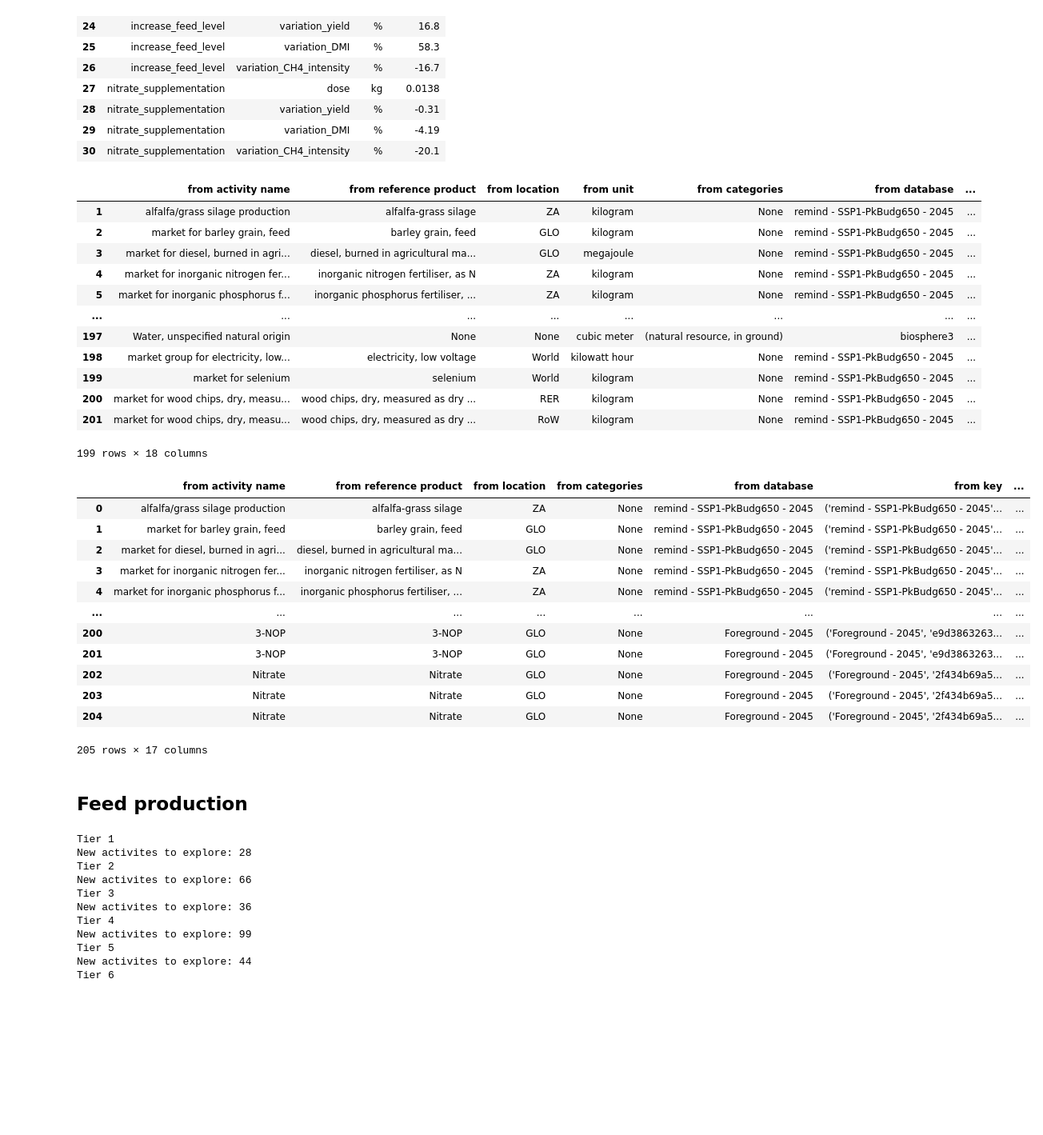
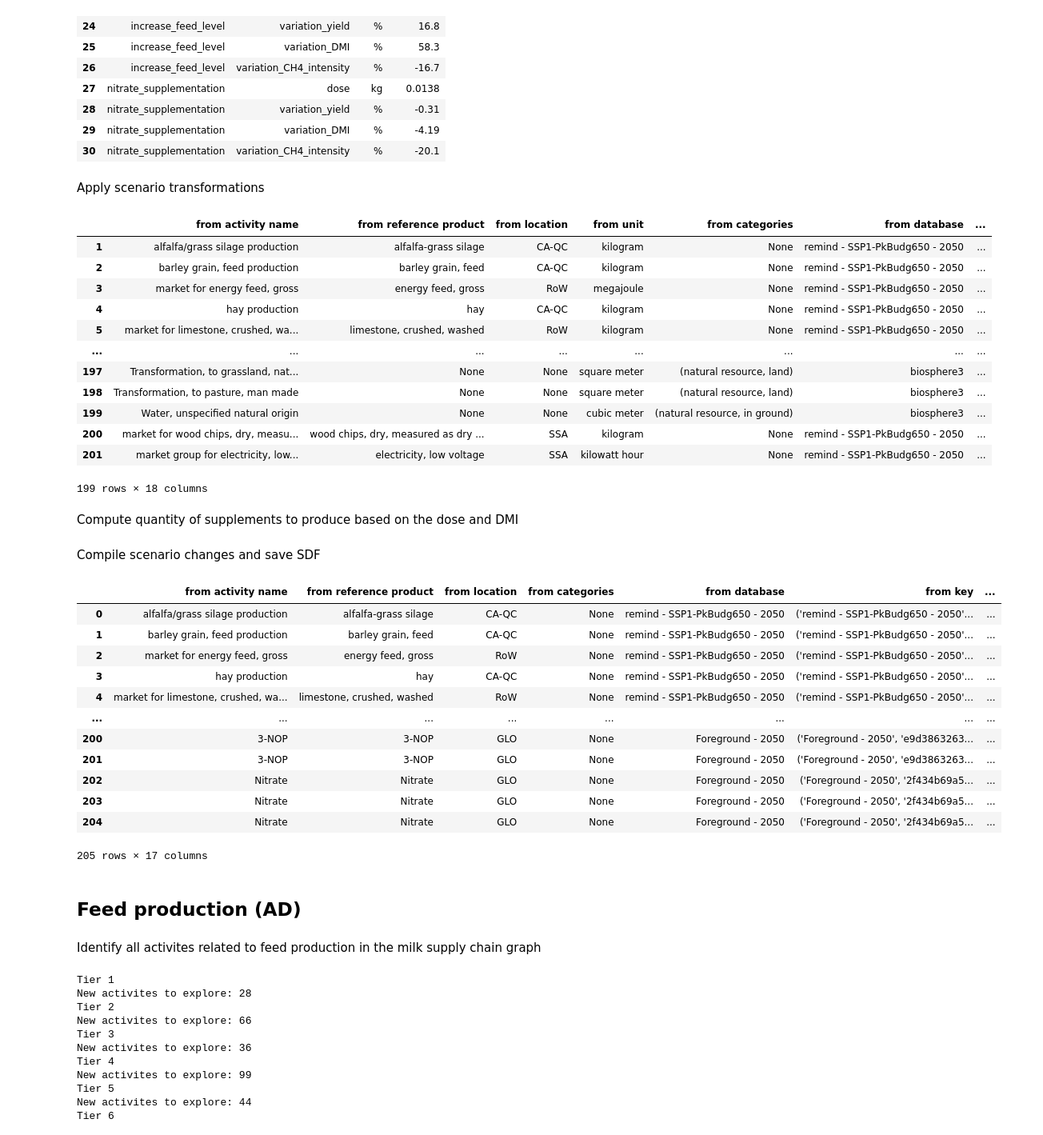
Before and after one commit to clemaranda0/MasterThesis, a Jupyter notebook: main_generate_sdf.ipynb, the cells around one changed output. Shown at 80% size. Saved outputs shown, nothing was run; the diff lists cells and outputs as text; code cells hidden in the pictures; blank space fills up the shorter version.

```diff
--- a/main_generate_sdf.ipynb
+++ b/main_generate_sdf.ipynb
@@ -47,5 +53,5 @@ cow_feeding_parameters = pd.read_csv("../Data/Scenario modeling/cow_feeding.csv"
 # %%
-reference_year = "2045"
+reference_year = "2050"
 reference_database = ei_background[reference_year]
 ei_mitigation = bw.Database(f"Foreground - {reference_year}")
 # %% [markdown]
@@ -87,6 +97,8 @@ scenarios_methane_mitigation
 | 28 | nitrate_supplementation | variation_yield | % | -0.31 |
 | 29 | nitrate_supplementation | variation_DMI | % | -4.19 |
 | 30 | nitrate_supplementation | variation_CH4_intensity | % | -20.1 |
+# %% [markdown]
+Apply scenario transformations
 # %%
 sdf_milk_methane_mitigation = sdf_milk_baseline.copy()
 
@@ -128,18 +140,20 @@ for scenario in scenarios_methane_mitigation["scenario"].drop_duplicates():
 sdf_milk_methane_mitigation
 # %% [output]
 |  | from activity name | from reference product | from location | from unit | from categories | from database | ... |
-| 1 | alfalfa/grass silage production | alfalfa-grass silage | ZA | kilogram | None | remind - SSP1-PkBudg650 - 2045 | ... |
-| 2 | market for barley grain, feed | barley grain, feed | GLO | kilogram | None | remind - SSP1-PkBudg650 - 2045 | ... |
-| 3 | market for diesel, burned in agri... | diesel, burned in agricultural ma... | GLO | megajoule | None | remind - SSP1-PkBudg650 - 2045 | ... |
-| 4 | market for inorganic nitrogen fer... | inorganic nitrogen fertiliser, as N | ZA | kilogram | None | remind - SSP1-PkBudg650 - 2045 | ... |
-| 5 | market for inorganic phosphorus f... | inorganic phosphorus fertiliser, ... | ZA | kilogram | None | remind - SSP1-PkBudg650 - 2045 | ... |
+| 1 | alfalfa/grass silage production | alfalfa-grass silage | CA-QC | kilogram | None | remind - SSP1-PkBudg650 - 2050 | ... |
+| 2 | barley grain, feed production | barley grain, feed | CA-QC | kilogram | None | remind - SSP1-PkBudg650 - 2050 | ... |
+| 3 | market for energy feed, gross | energy feed, gross | RoW | megajoule | None | remind - SSP1-PkBudg650 - 2050 | ... |
+| 4 | hay production | hay | CA-QC | kilogram | None | remind - SSP1-PkBudg650 - 2050 | ... |
+| 5 | market for limestone, crushed, wa... | limestone, crushed, washed | RoW | kilogram | None | remind - SSP1-PkBudg650 - 2050 | ... |
 | ... | ... | ... | ... | ... | ... | ... | ... |
-| 197 | Water, unspecified natural origin | None | None | cubic meter | (natural resource, in ground) | biosphere3 | ... |
-| 198 | market group for electricity, low... | electricity, low voltage | World | kilowatt hour | None | remind - SSP1-PkBudg650 - 2045 | ... |
-| 199 | market for selenium | selenium | World | kilogram | None | remind - SSP1-PkBudg650 - 2045 | ... |
-| 200 | market for wood chips, dry, measu... | wood chips, dry, measured as dry ... | RER | kilogram | None | remind - SSP1-PkBudg650 - 2045 | ... |
-| 201 | market for wood chips, dry, measu... | wood chips, dry, measured as dry ... | RoW | kilogram | None | remind - SSP1-PkBudg650 - 2045 | ... |
+| 197 | Transformation, to grassland, nat... | None | None | square meter | (natural resource, land) | biosphere3 | ... |
+| 198 | Transformation, to pasture, man made | None | None | square meter | (natural resource, land) | biosphere3 | ... |
+| 199 | Water, unspecified natural origin | None | None | cubic meter | (natural resource, in ground) | biosphere3 | ... |
+| 200 | market for wood chips, dry, measu... | wood chips, dry, measured as dry ... | SSA | kilogram | None | remind - SSP1-PkBudg650 - 2050 | ... |
+| 201 | market group for electricity, low... | electricity, low voltage | SSA | kilowatt hour | None | remind - SSP1-PkBudg650 - 2050 | ... |
 199 rows × 18 columns
+# %% [markdown]
+Compute quantity of supplements to produce based on the dose and DMI
 # %%
 cow_feeding_DM_conversion = cow_feeding_parameters[
     ["activity name", "conversion_to_kgDM"]
@@ -172,30 +186,29 @@ nitrate_sdf = generate_sdf_supplements(
     "nitrate_supplementation",
     dose_nitrate,
 )
+# %% [markdown]
+Compile scenario changes and save SDF
 # %%
 sdf_milk_enteric_fermentation = pd.concat(
     [sdf_milk_methane_mitigation, NOP_sdf, nitrate_sdf], ignore_index=True
 )
 sdf_milk_enteric_fermentation = sdf_milk_enteric_fermentation.drop("from unit", axis=1)
-scenario_cols = [
-    c for c in sdf_milk_enteric_fermentation.columns if c not in config.sdf_cols
-]
-sdf_milk_enteric_fermentation[scenario_cols] = sdf_milk_enteric_fermentation[
-    scenario_cols
-].fillna(0)
 
-sdf_milk_enteric_fermentation
+sdf_milk_enteric_fermentation.to_csv(
+    path_or_buf=f"../SDF/Foreground/{reference_year}/cheese_ruminant_methane_mitigation.csv",
+    index=False,
+)
 # %% [output]
 |  | from activity name | from reference product | from location | from categories | from database | from key | ... |
-| 0 | alfalfa/grass silage production | alfalfa-grass silage | ZA | None | remind - SSP1-PkBudg650 - 2045 | ('remind - SSP1-PkBudg650 - 2045'... | ... |
-| 1 | market for barley grain, feed | barley grain, feed | GLO | None | remind - SSP1-PkBudg650 - 2045 | ('remind - SSP1-PkBudg650 - 2045'... | ... |
-| 2 | market for diesel, burned in agri... | diesel, burned in agricultural ma... | GLO | None | remind - SSP1-PkBudg650 - 2045 | ('remind - SSP1-PkBudg650 - 2045'... | ... |
-| 3 | market for inorganic nitrogen fer... | inorganic nitrogen fertiliser, as N | ZA | None | remind - SSP1-PkBudg650 - 2045 | ('remind - SSP1-PkBudg650 - 2045'... | ... |
-| 4 | market for inorganic phosphorus f... | inorganic phosphorus fertiliser, ... | ZA | None | remind - SSP1-PkBudg650 - 2045 | ('remind - SSP1-PkBudg650 - 2045'... | ... |
+| 0 | alfalfa/grass silage production | alfalfa-grass silage | CA-QC | None | remind - SSP1-PkBudg650 - 2050 | ('remind - SSP1-PkBudg650 - 2050'... | ... |
+| 1 | barley grain, feed production | barley grain, feed | CA-QC | None | remind - SSP1-PkBudg650 - 2050 | ('remind - SSP1-PkBudg650 - 2050'... | ... |
+| 2 | market for energy feed, gross | energy feed, gross | RoW | None | remind - SSP1-PkBudg650 - 2050 | ('remind - SSP1-PkBudg650 - 2050'... | ... |
+| 3 | hay production | hay | CA-QC | None | remind - SSP1-PkBudg650 - 2050 | ('remind - SSP1-PkBudg650 - 2050'... | ... |
+| 4 | market for limestone, crushed, wa... | limestone, crushed, washed | RoW | None | remind - SSP1-PkBudg650 - 2050 | ('remind - SSP1-PkBudg650 - 2050'... | ... |
 | ... | ... | ... | ... | ... | ... | ... | ... |
-| 200 | 3-NOP | 3-NOP | GLO | None | Foreground - 2045 | ('Foreground - 2045', 'e9d3863263... | ... |
-| 201 | 3-NOP | 3-NOP | GLO | None | Foreground - 2045 | ('Foreground - 2045', 'e9d3863263... | ... |
-| 202 | Nitrate | Nitrate | GLO | None | Foreground - 2045 | ('Foreground - 2045', '2f434b69a5... | ... |
-| 203 | Nitrate | Nitrate | GLO | None | Foreground - 2045 | ('Foreground - 2045', '2f434b69a5... | ... |
-| 204 | Nitrate | Nitrate | GLO | None | Foreground - 2045 | ('Foreground - 2045', '2f434b69a5... | ... |
+| 200 | 3-NOP | 3-NOP | GLO | None | Foreground - 2050 | ('Foreground - 2050', 'e9d3863263... | ... |
+| 201 | 3-NOP | 3-NOP | GLO | None | Foreground - 2050 | ('Foreground - 2050', 'e9d3863263... | ... |
+| 202 | Nitrate | Nitrate | GLO | None | Foreground - 2050 | ('Foreground - 2050', '2f434b69a5... | ... |
+| 203 | Nitrate | Nitrate | GLO | None | Foreground - 2050 | ('Foreground - 2050', '2f434b69a5... | ... |
+| 204 | Nitrate | Nitrate | GLO | None | Foreground - 2050 | ('Foreground - 2050', '2f434b69a5... | ... |
 205 rows × 17 columns
@@ -207,5 +215,7 @@ sdf_milk_enteric_fermentation.to_csv(
 # %% [markdown]
-## Feed production
+## Feed production (AD)
+# %% [markdown]
+Identify all activites related to feed production in the milk supply chain graph
 # %%
 sdf_cow_feed_baseline = extract_feed_supply_chain(
     cow_milk_activities, config.primary_crop_products
```
Also changed, not shown: parts of 48 cells of this notebook.
